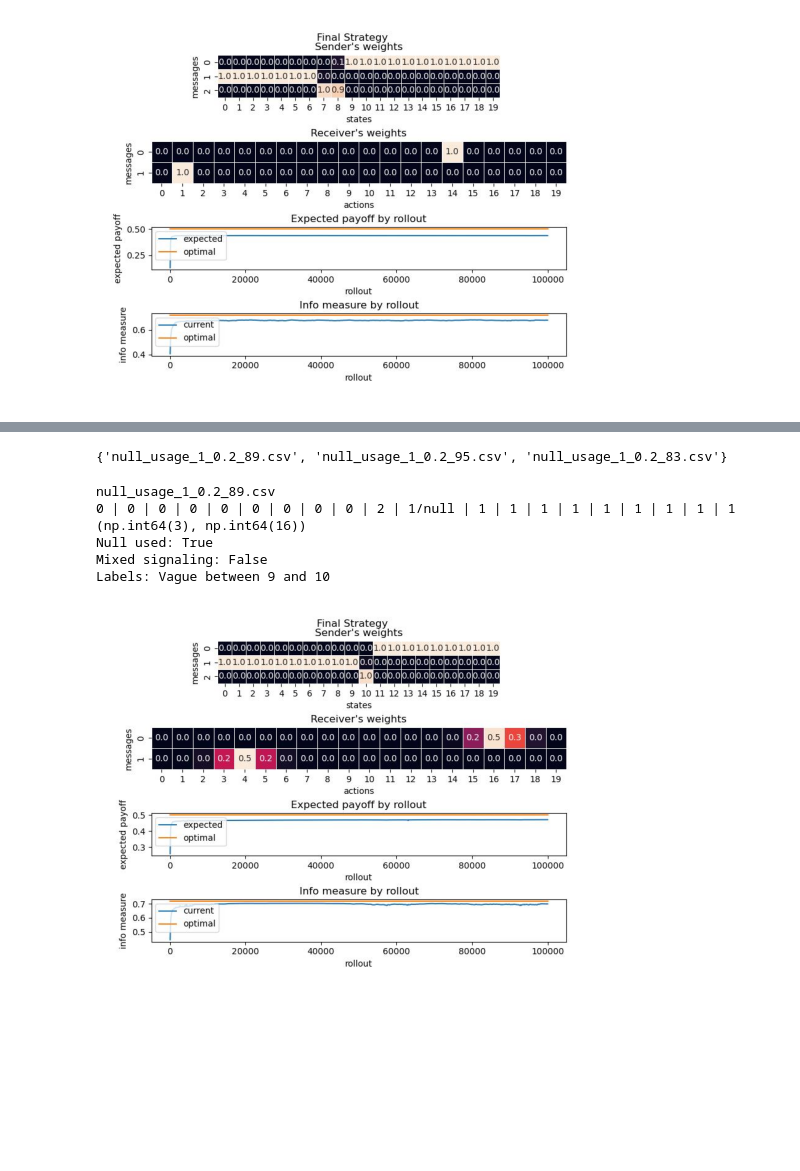
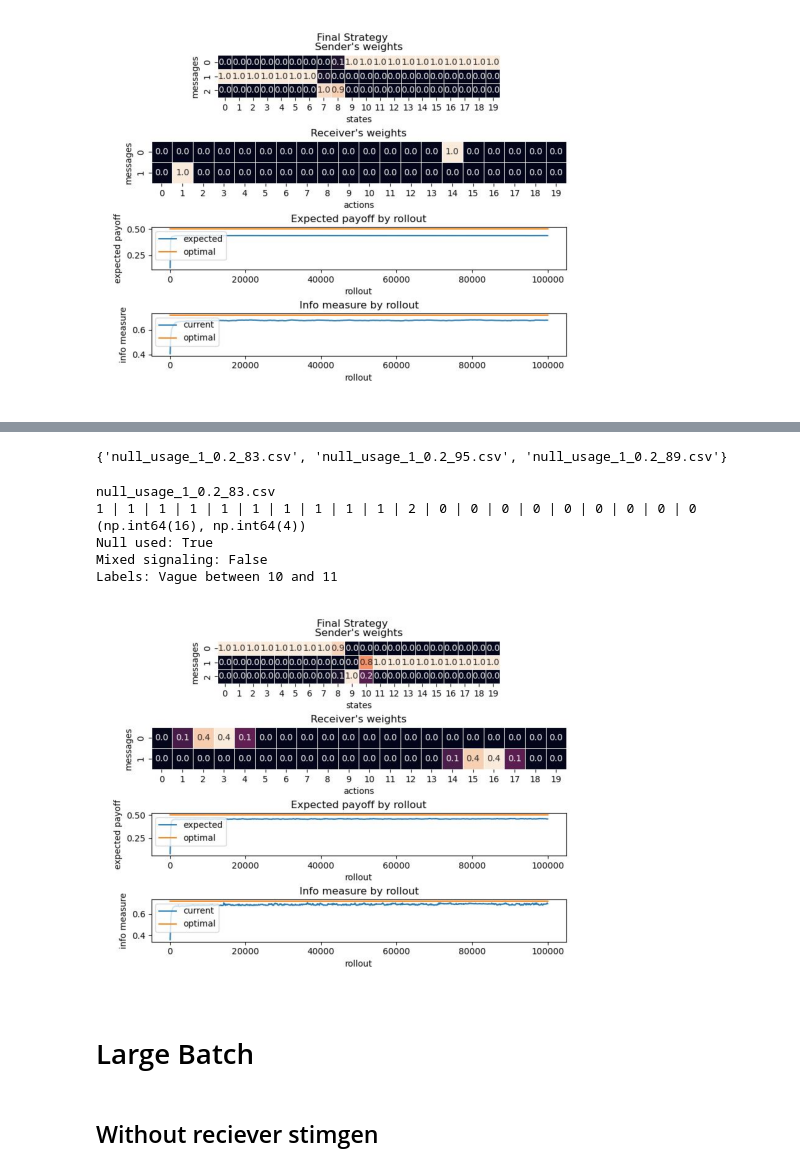
Before and after one commit to maxb00/Emergence-of-Vagueness, a Jupyter notebook: Basic Setup/analyze_null_usage.ipynb, the cells around one changed output, grey strips where cells are left out. Saved outputs shown, nothing was run; the diff lists cells and outputs as text; code cells hidden in the pictures; blank space fills up the shorter version.

Commit message:
Large batch analysis w/ avg payoffs

```diff
--- a/Basic Setup/analyze_null_usage.ipynb
+++ b/Basic Setup/analyze_null_usage.ipynb
@@ -4,6 +4,7 @@ from builtins import open
 def load_weights(filename: str):
     sg_wts = []
     rc_wts = []
+    payoff = 0
     with open(filename, newline='') as csvfile:
         reader = csv.reader(csvfile)
         flag = True
@@ -12,8 +13,10 @@ def load_weights(filename: str):
                 flag = False
             else:
                 sg_wts.append([float(x) for x in row[4:7]])
-                rc_wts.append([float(x) for x in row[7:]])
-    return sg_wts, rc_wts
+                rc_wts.append([float(x) for x in row[7:9]])
+                if len(row) == 10:
+                    payoff = float(row[9])
+    return sg_wts, rc_wts, payoff
 # %%
 import numpy as np
 
@@ -85,7 +88,7 @@ def get_label(strat: list) -> list:
     return lbls
 # %%
 def game_report(filename: str):
-    signal_weights, reci_weights = load_weights(filename)
+    signal_weights, reci_weights, payoff = load_weights(filename)
 
     strategy = []
     for i in range(len(signal_weights)):
@@ -116,18 +119,19 @@ def get_stats_by_folder(folder: str):
         "reciever_agreement": set(),
         "non_contiguity": set(),
         "no_signaling": set(),
-        "edges": set()
+        "edges": set(),
+        "average_payoff": 0
     }
+    payoff_avg = 0
     for fi in files:
-        sig_weights, reci_weights = load_weights(folder + fi)
-
+        sig_weights, reci_weights, payoff = load_weights(folder + fi)
+        payoff_avg += payoff
         sender_strategy = []
         for i in range(len(sig_weights)):
             sender_strategy.append(deduce_strategy(sig_weights[i]))
 
         reciever_strategy = deduce_reci_action(np.array(reci_weights))
         labels = get_label(sender_strategy)
-
         vg_count = 0
         for label in labels:
             if label.startswith("Vague"):
@@ -152,7 +156,8 @@ def get_stats_by_folder(folder: str):
 
         if reciever_strategy[0] == reciever_strategy[1]:
             stats["reciever_agreement"].add(fi)
-
+    if payoff_avg != 0:
+        stats["average_payoff"] = payoff_avg / len(files)
     return stats
 # %%
 %matplotlib inline
@@ -328,4 +321,4 @@ print(repr(stats_bb["vagueness"]))
 reward = 1 - 0.2x
 # %%
-directory = "./simulations/20_2_20/reciever_stimgen/20/"
+directory = "./simulations/20_2_20/final_results/small batch/reciever_stimgen/20/"
 stats_bc = get_stats_by_folder(directory)
@@ -348,18 +336,22 @@ Edges: 87
 # %%
 print(repr(stats_bc["vagueness"]))
 # %% [output]
-{'null_usage_1_0.2_89.csv', 'null_usage_1_0.2_95.csv', 'null_usage_1_0.2_83.csv'}
+{'null_usage_1_0.2_83.csv', 'null_usage_1_0.2_95.csv', 'null_usage_1_0.2_89.csv'}
 # %%
 target_game = list(stats_bc['vagueness'])[0]
 print(target_game)
 game_report(directory + target_game)
 # I had to hardcode this, no brain cycles left
-display_game(directory + "(1, 0.2)_null_100000_83.jpg")
+display_game(directory + "(1, 0.2)_null_100000_89.jpg")
 # %% [output]
-null_usage_1_0.2_89.csv
-0 | 0 | 0 | 0 | 0 | 0 | 0 | 0 | 0 | 2 | 1/null | 1 | 1 | 1 | 1 | 1 | 1 | 1 | 1 | 1
-(np.int64(3), np.int64(16))
+null_usage_1_0.2_83.csv
+1 | 1 | 1 | 1 | 1 | 1 | 1 | 1 | 1 | 1 | 2 | 0 | 0 | 0 | 0 | 0 | 0 | 0 | 0 | 0
+(np.int64(16), np.int64(4))
 Null used: True
 Mixed signaling: False
-Labels: Vague between 9 and 10
+Labels: Vague between 10 and 11
-[figure, old version]
+[figure, new version]
+# %% [markdown]
+# Large Batch
+# %% [markdown]
+## Without reciever stimgen
```
Also changed, not shown: parts of 61 cells of this notebook.
